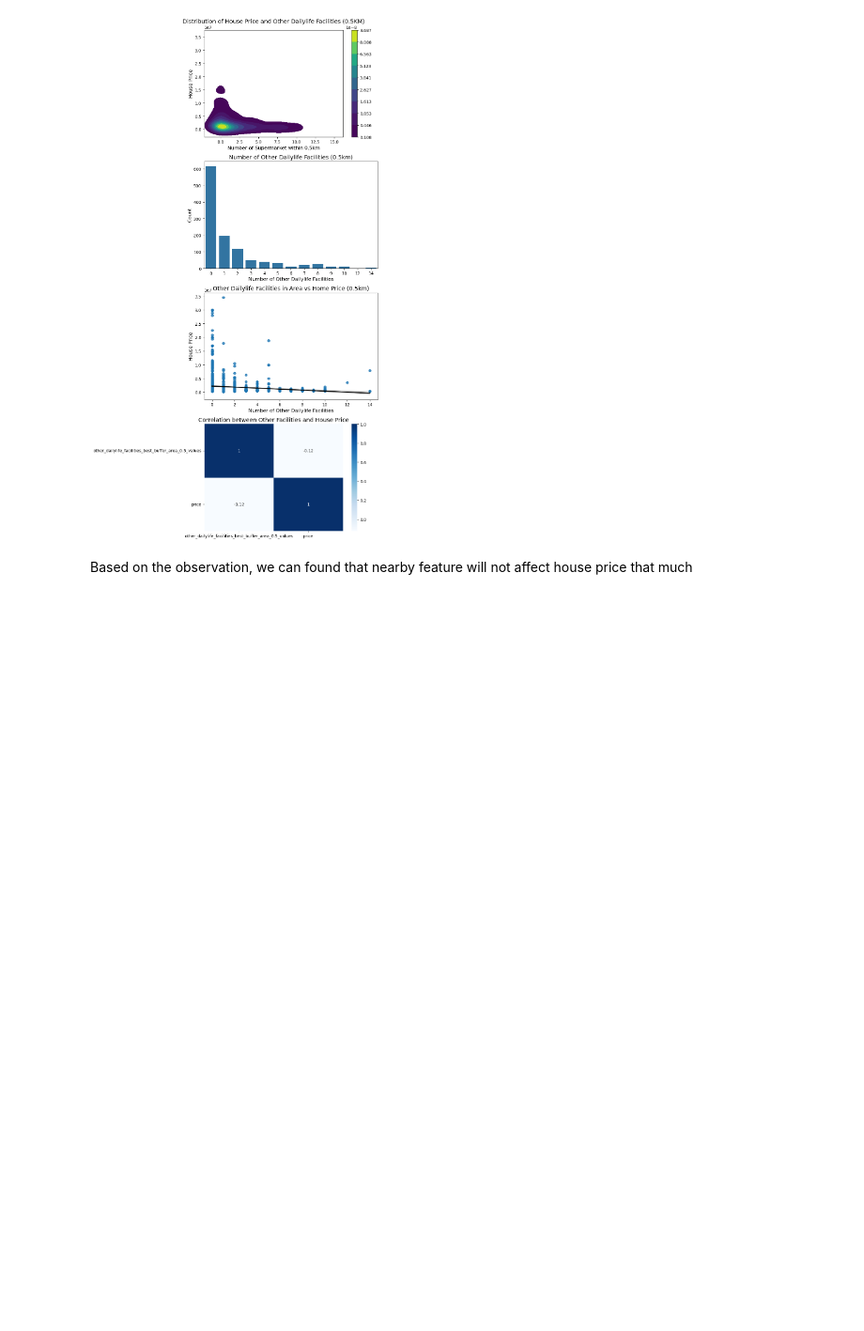
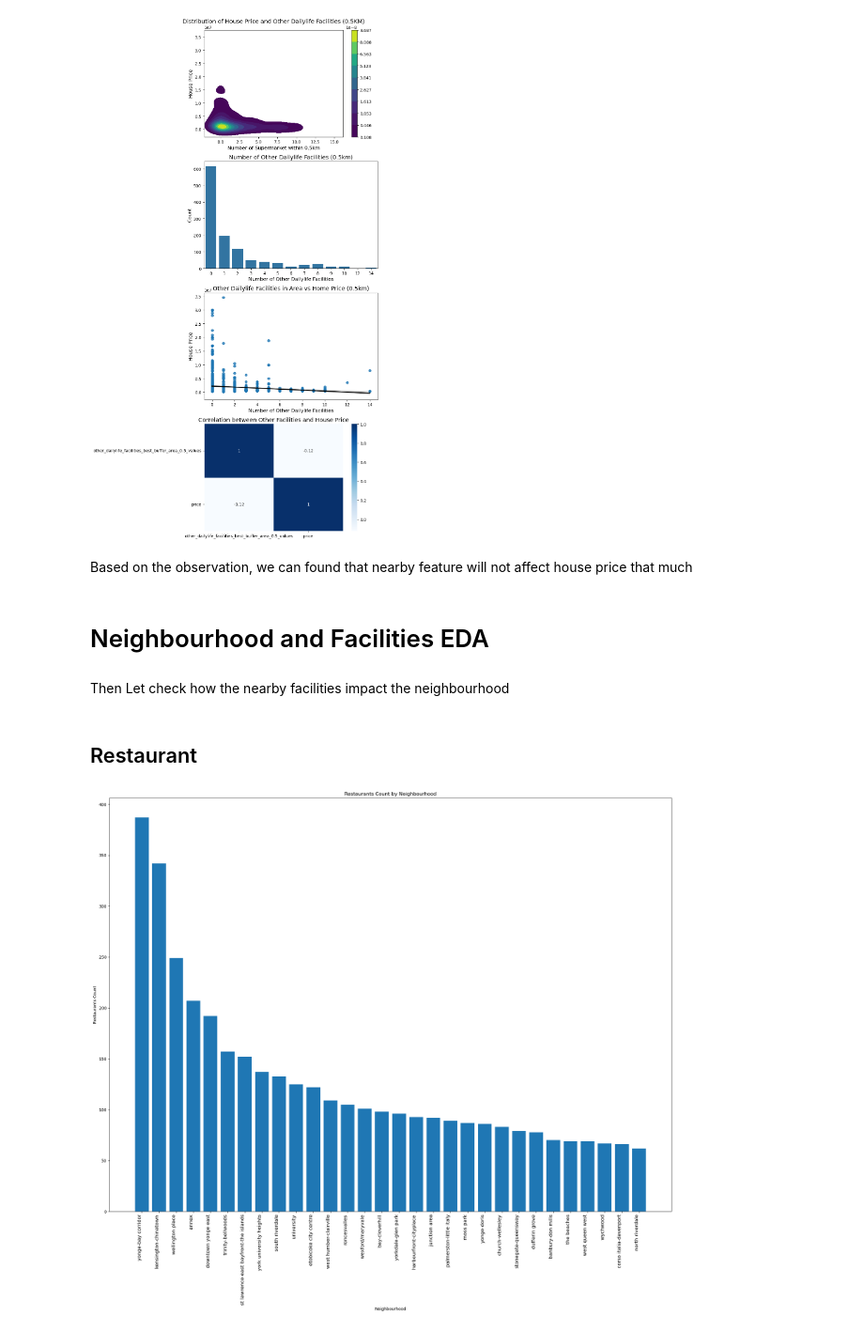
Before and after one commit to Manisha-Gamage/Big-Project---CME538-TechnoSisters, a Jupyter notebook: Codes/EDA/Neatby Feature Toronto.ipynb, the cells around one changed output. Shown at 94% size. Saved outputs shown, nothing was run; the diff lists cells and outputs as text; code cells hidden in the pictures; blank space fills up the shorter version.

```diff
--- a/Codes/EDA/Neatby Feature Toronto.ipynb
+++ b/Codes/EDA/Neatby Feature Toronto.ipynb
@@ -647,3 +647,24 @@ plt.show()
 [figure]
 # %% [markdown]
 Based on the observation, we can found that nearby feature will not affect house price that much
+# %% [markdown]
+# Neighbourhood and Facilities EDA
+# %% [markdown]
+Then Let check how the nearby facilities impact the neighbourhood
+# %% [markdown]
+## Restaurant
+# %%
+# Groupy neighbourhood and plot the top 30 neighbourhood
+grouped_data = house_data.groupby('neighbourhood_right')['restruarent_counts'].mean().nlargest(30)
+
+# Bar plot
+plt.figure(figsize=(20, 18))
+plt.bar(grouped_data.index, grouped_data.values)
+plt.xlabel('Neighbourhood')
+plt.ylabel('Restaurants Count')
+plt.title('Restaurants Count by Neighbourhood')
+plt.xticks(rotation=90, ha='right', fontsize=12)
+plt.tight_layout()
+plt.show()
+# %% [output]
+[figure, added]
```
Also changed, not shown: parts of 13 cells of this notebook, 19 other files.
